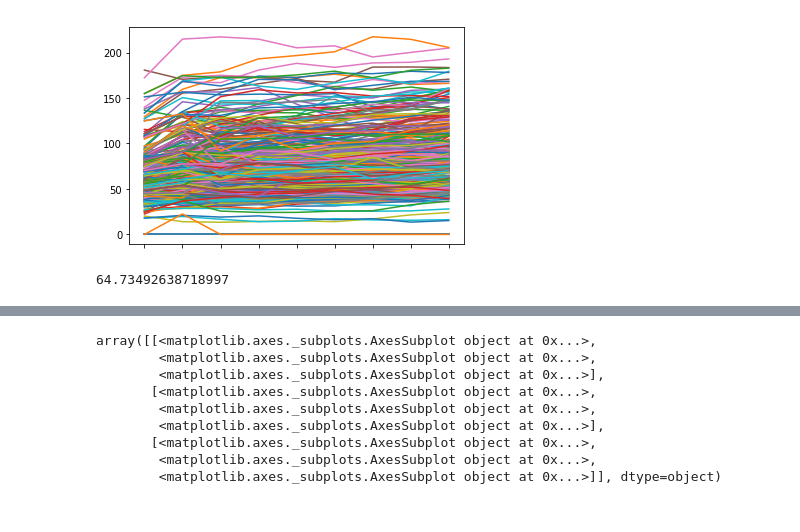
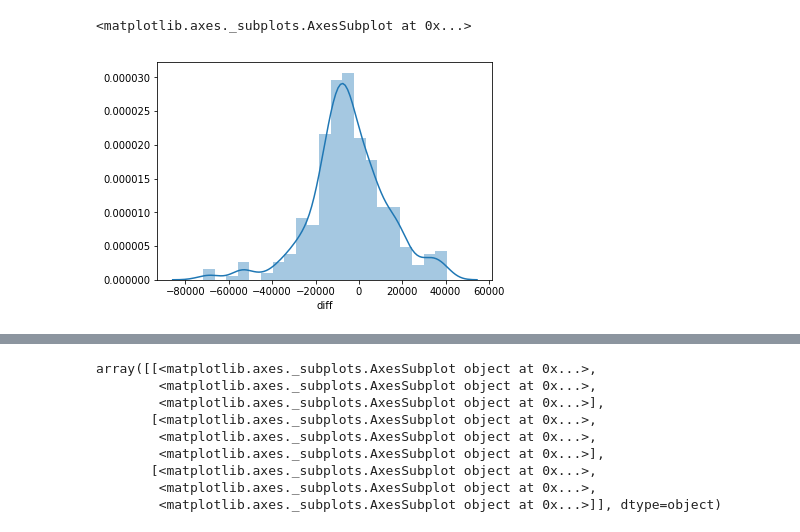
Before and after one commit to tsansom/Springboard-Data-Science, a Jupyter notebook: capstone_projects/gentrification/2a - Data Transformations - Bins to Index (Inflation Adjusted).ipynb, the cells around one changed output, grey strips where cells are left out. Saved outputs shown, nothing was run; the diff lists cells and outputs as text; code cells hidden in the pictures.

```diff
--- a/capstone_projects/gentrification/2a - Data Transformations (Bins to Index).ipynb
+++ b/capstone_projects/gentrification/2a - Data Transformations - Bins to Index (Inflation Adjusted).ipynb
@@ -59,12 +67,3 @@ for i, key in enumerate(data.keys()):
         income.columns = [key]
     else:
         income[key] = data[key]['income']['income_index']
-# %%
-for i in range(len(income)):
-    income.iloc[i].plot()
-# %% [output]
-[figure, removed]
-# %%
-income['2000'].mean()
-# %% [output]
-64.73492638718997
@@ -71,3 +72,8 @@ income['2000'].mean()
+# %%
+sns.distplot(income['diff'])
+# %% [output]
+<matplotlib.axes._subplots.AxesSubplot at 0x...>
+[figure, added]
 # %%
 sns.distplot(income['2016'])
 # %% [output]
```
Also changed, not shown: parts of 15 cells of this notebook, 5 other files.
